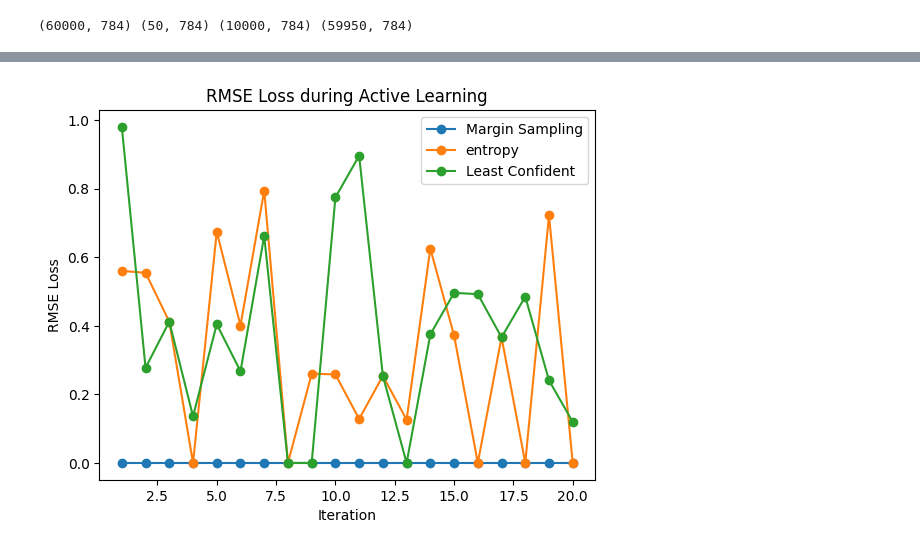
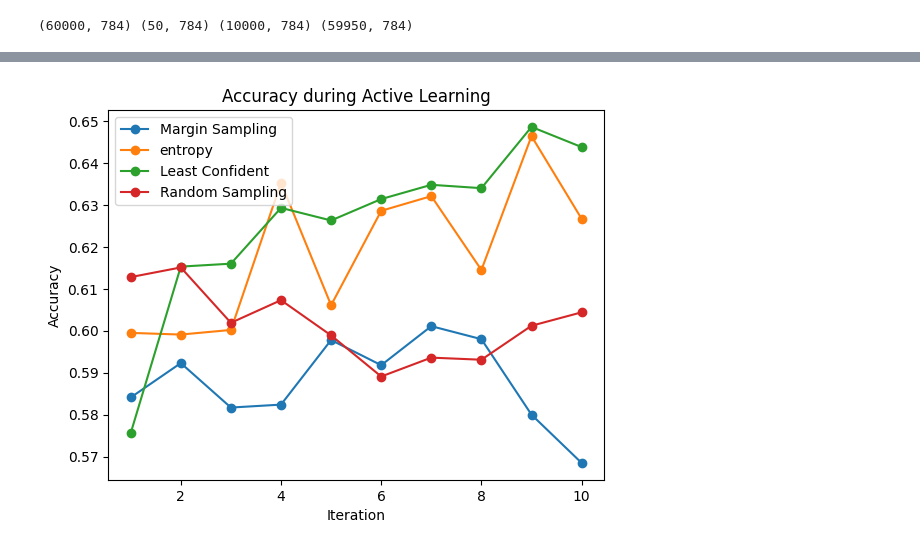
Before and after one commit to rishabh-mondal/active-learning, a Jupyter notebook: aL_mnist.ipynb, the cells around one changed output, grey strips where cells are left out. Saved outputs shown, nothing was run; the diff lists cells and outputs as text; code cells hidden in the pictures.

Commit message:
update loss function and random sampleing

```diff
--- a/aL_mnist.ipynb
+++ b/aL_mnist.ipynb
@@ -56,13 +105,11 @@ def margin_sampling(probabilities):
 def least_confident(probabilities):
     return 1 - np.max(probabilities, axis=1)
 # %%
-from sklearn.ensemble import RandomForestClassifier
-from sklearn.metrics import accuracy_score, mean_squared_error
 
 def active_learning(train_X, train_y, pool_X_train, pool_y_train, pool_X_test, y_test, acquisition_function, num_iterations=10, number_of_sample=1):
     newly_added_X = np.empty((0, pool_X_train.shape[1]))
     newly_added_y = np.array([])
-    rmse_loss = []
+    accuracy_iteration = []
 
     for _ in range(num_iterations):
         model = RandomForestClassifier()
@@ -84,14 +131,13 @@ def active_learning(train_X, train_y, pool_X_train, pool_y_train, pool_X_test, y
         y_pred = model.predict(pool_X_test)
 
         accuracy = accuracy_score(y_test, y_pred)
-        rmse_score = np.sqrt(mean_squared_error(train_y, model.predict(train_X)))
-        # print("RMSE score and Accuracy score after iteration {}: {:.4f} {:.4f}".format(_ + 1, rmse_score, accuracy))
+        print("Accuracy score after iteration {}: {:.4f} ".format(_ + 1, accuracy))
 
-        rmse_loss.append(rmse_score)
+        accuracy_iteration.append(accuracy)
 
-    return train_X, train_y, newly_added_X, newly_added_y, rmse_loss
+    return train_X, train_y, newly_added_X, newly_added_y, accuracy_iteration
 # %%
-train_X_least_entropy, train_y_least_entropy, newly_added_X_entropy, newly_added_y_entropy, rmse_loss_least_entropy = active_learning(train_X,train_y,Pool_X, Pool_y, test_X, test_y,
+train_X_least_entropy, train_y_least_entropy, newly_added_X_entropy, newly_added_y_entropy, accuracy_least_entropy = active_learning(train_X,train_y,Pool_X, Pool_y, test_X, test_y,
                                                                                                  acquisition_function=entropy,
-                                                                                                 num_iterations=20,
+                                                                                                 num_iterations=10,
                                                                                                  number_of_sample=1)
@@ -98,5 +155,5 @@ train_X_least_entropy, train_y_least_entropy, newly_added_X_entropy, newly_added
 # %%
-train_X_least_margin, train_y_least_margin, newly_added_X_margin, newly_added_y_margin, rmse_loss_least_margin = active_learning(train_X,train_y,Pool_X, Pool_y, test_X, test_y,
+train_X_least_margin, train_y_least_margin, newly_added_X_margin, newly_added_y_margin, accuracy_least_margin = active_learning(train_X,train_y,Pool_X, Pool_y, test_X, test_y,
                                                                                                  acquisition_function=margin_sampling,
-                                                                                                 num_iterations=20,
+                                                                                                 num_iterations=10,
                                                                                                  number_of_sample=1)
@@ -103,4 +171,4 @@ train_X_least_margin, train_y_least_margin, newly_added_X_margin, newly_added_y_
 # %%
-train_X, train_y, newly_added_X, newly_added_y, rmse_loss = active_learning(train_X,train_y,Pool_X, Pool_y, test_X, test_y,acquisition_function=least_confident,
-                                                                             num_iterations=20,
+train_X, train_y, newly_added_X, newly_added_y, accuracy_confident = active_learning(train_X,train_y,Pool_X, Pool_y, test_X, test_y,acquisition_function=least_confident,
+                                                                             num_iterations=10,
                                                                              number_of_sample=1)
@@ -107,10 +186,11 @@ train_X, train_y, newly_added_X, newly_added_y, rmse_loss = active_learning(trai
 # %%
-plt.plot(range(1, len(rmse_loss_least_margin) + 1), rmse_loss_least_margin, marker='o',label='Margin Sampling')
-plt.plot(range(1, len(rmse_loss_least_entropy) + 1), rmse_loss_least_entropy,marker='o', label='entropy')
-plt.plot(range(1, len(rmse_loss) + 1), rmse_loss, marker='o',label='Least Confident')
+plt.plot(range(1, len(accuracy_least_margin) + 1), accuracy_least_margin, marker='o',label='Margin Sampling')
+plt.plot(range(1, len(accuracy_least_entropy) + 1), accuracy_least_entropy,marker='o', label='entropy')
+plt.plot(range(1, len(accuracy_confident) + 1), accuracy_confident, marker='o',label='Least Confident')
+plt.plot(range(1, len(accuracy_after_random_sampling) + 1), accuracy_after_random_sampling, marker='o',label='Random Sampling')
 plt.xlabel('Iteration')
-plt.ylabel('RMSE Loss')
-plt.title('RMSE Loss during Active Learning')
+plt.ylabel('Accuracy')
+plt.title('Accuracy during Active Learning')
 plt.legend();
 # %% [output]
-[figure, old version]
+[figure, new version]
```
Also changed, not shown: parts of 8 cells of this notebook.
